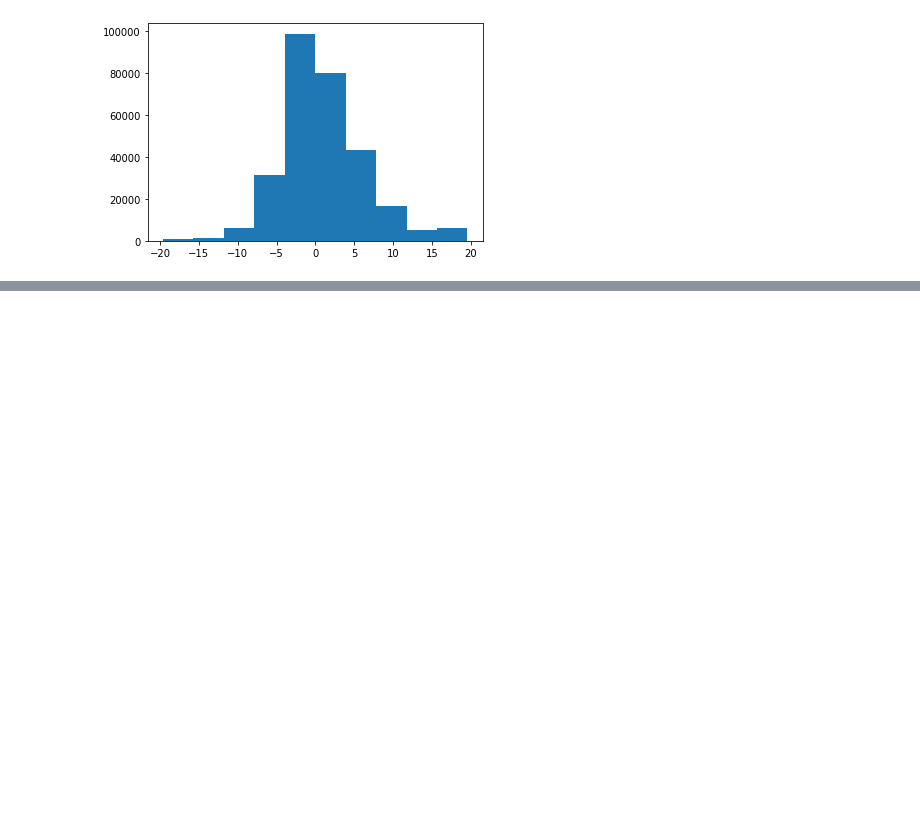
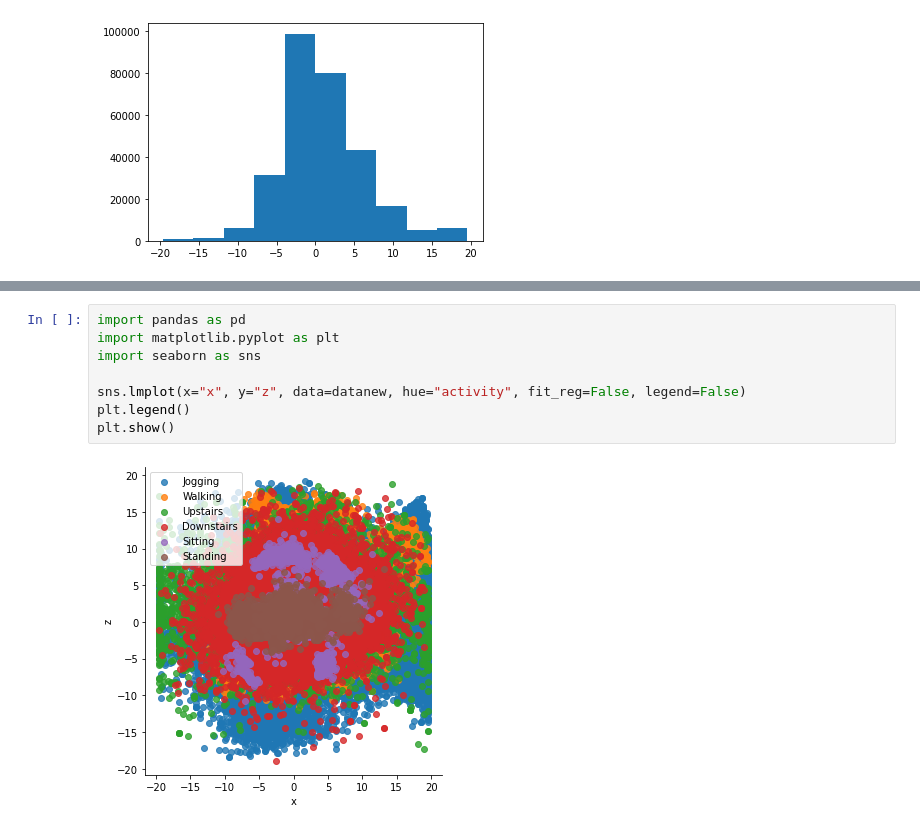
Before and after one commit to epereirasg/Curso-de-Machine-Learning, a Jupyter notebook: ProyectoFinal ML/ Entrega 03 - Explore/ Entrega_03_Explore.ipynb, the cells around one changed output, grey strips where cells are left out. Drawn from its saved outputs; the diff is of its cells as text; blank space fills up the shorter version.

```diff
--- a/ProyectoFinal ML/ Entrega 03 - Explore/ Entrega_03_Explore.ipynb
+++ b/ProyectoFinal ML/ Entrega 03 - Explore/ Entrega_03_Explore.ipynb
@@ -442,0 +465,10 @@ plt.hist(datanew.x)
+# %%
+import pandas as pd
+import matplotlib.pyplot as plt
+import seaborn as sns
+
+sns.lmplot(x="x", y="z", data=datanew, hue="activity", fit_reg=False, legend=False)
+plt.legend()
+plt.show()
+# %% [output]
+[figure, added]
```
Also changed, not shown: parts of 6 cells of this notebook.
